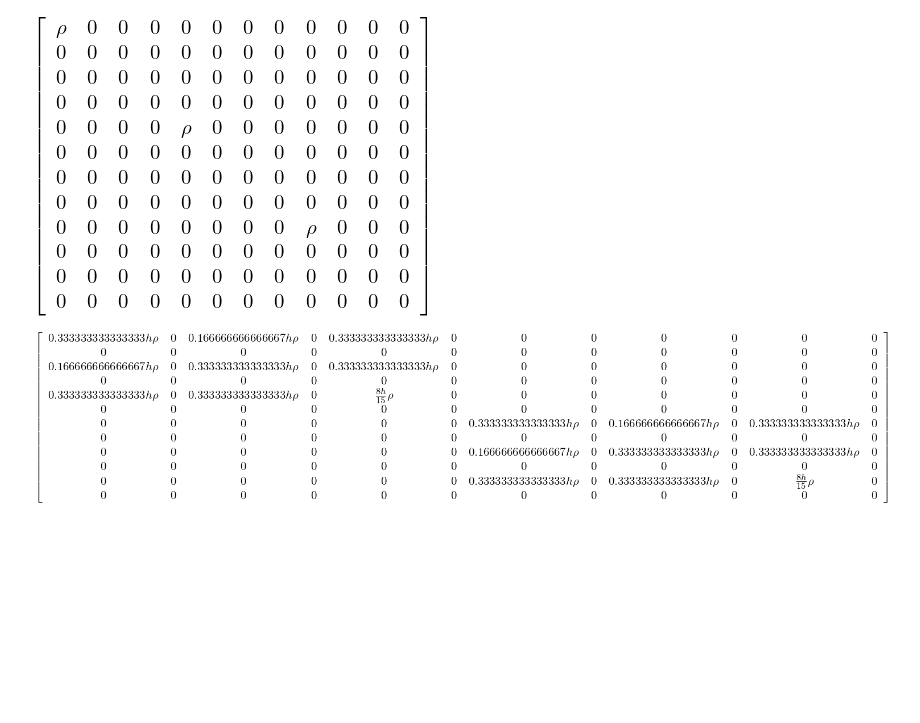
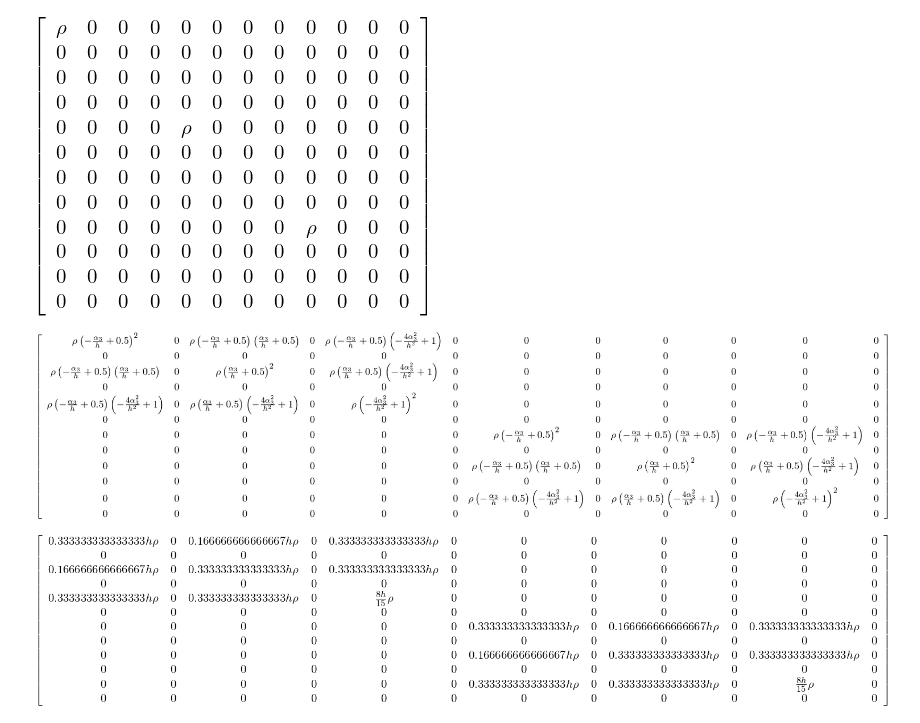
Before and after one commit to tarashor/vibrations, a Jupyter notebook: py/notebooks/MatricesForPlanePlates.ipynb, the cells around one changed output. Drawn from its saved outputs; the diff is of its cells as text; code cells hidden in the pictures; blank space fills up the shorter version.

```diff
--- a/py/notebooks/MatricesForPlanePlates.ipynb
+++ b/py/notebooks/MatricesForPlanePlates.ipynb
@@ -584,4 +585,9 @@ M=simplify(rho*P.T*B_h.T*G_up*B_h*P)
 M
 # %% [output]
 [figure]
+# %%
+M_p = L.T*M*L
+M_p
+# %% [output]
+[figure, added]
 # %%
```
Also changed, not shown: parts of 3 cells of this notebook, 8 other files.
